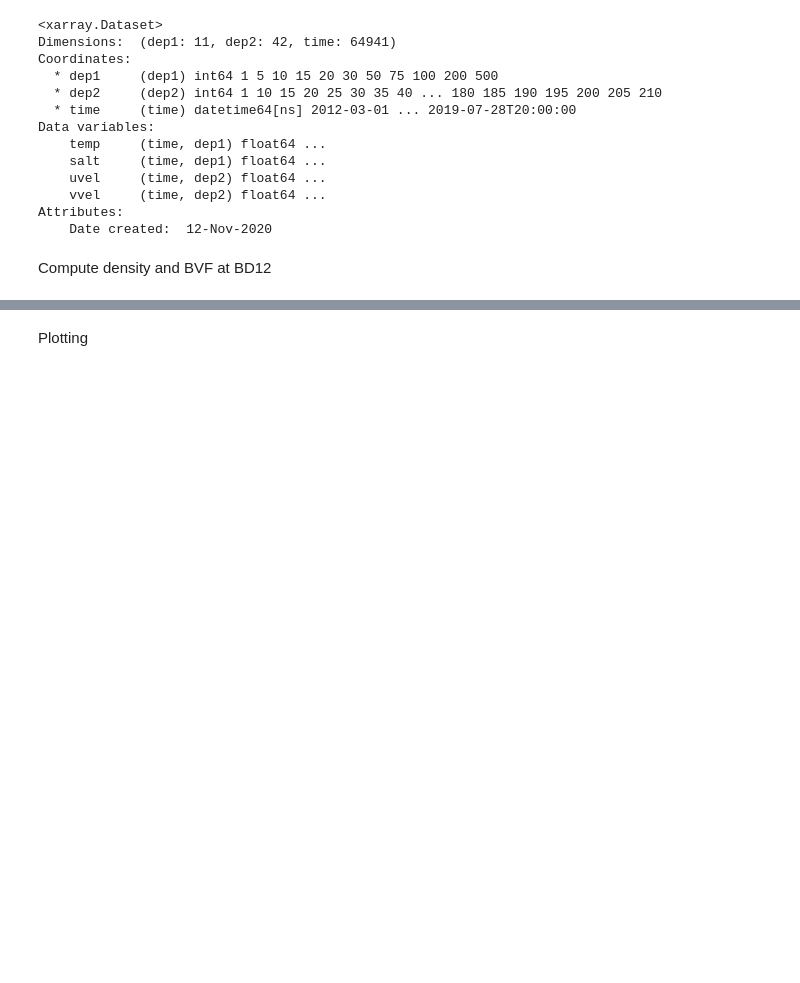
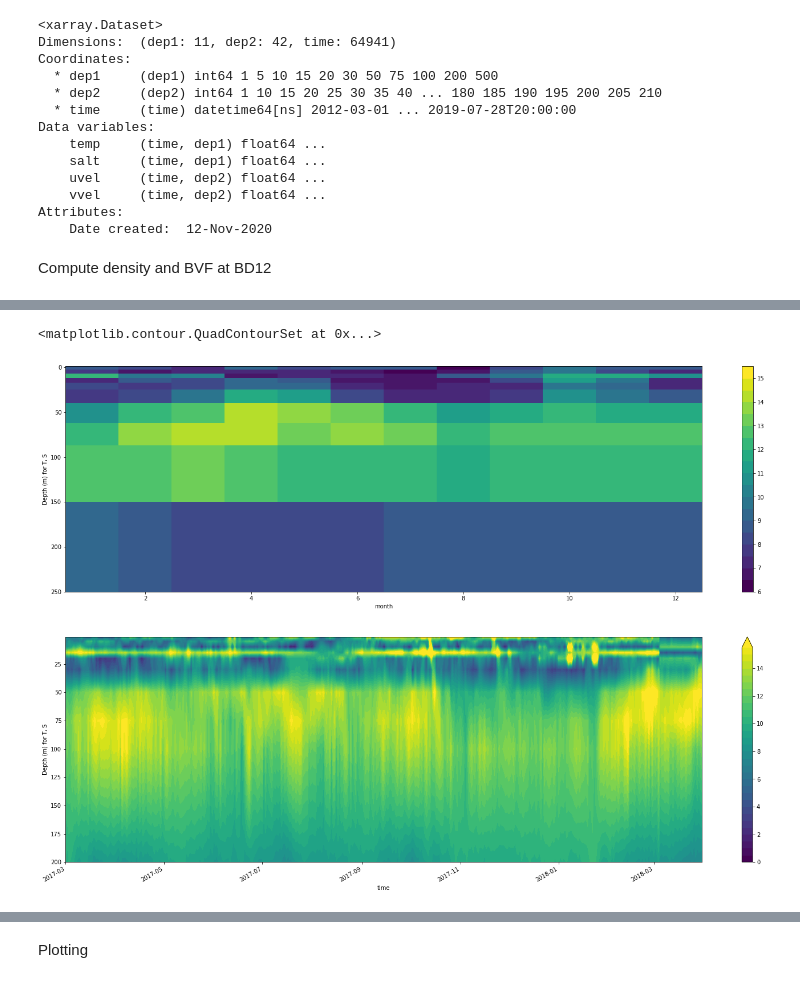
Before and after one commit to Yadidya5/interannual-variability-IT-Andaman-Sea, a Jupyter notebook: ORAS_Data_Analysis.ipynb, the cells around one changed output, grey strips where cells are left out. Saved outputs shown, nothing was run; the diff lists cells and outputs as text; code cells hidden in the pictures; blank space fills up the shorter version.

```diff
--- a/ORAS_Data_Analysis.ipynb
+++ b/ORAS_Data_Analysis.ipynb
@@ -153,0 +143,8 @@ Attributes:
+# %%
+fig, (ax0,ax1) = plt.subplots(2,1,figsize=(25,16))
+
+bd_bvf[:,:10].groupby("time.month").mean("time").plot(ax=ax0,y='dep1',yincrease=False,levels=np.arange(6,16,0.5))
+bd_bvf[:,:10].sel(time=slice("2017,01,03","2018,01,03")).resample(time="1D").mean().plot.contourf(ax=ax1,y='dep1',yincrease=False,levels=np.arange(0,16,0.5))
+# %% [output]
+<matplotlib.contour.QuadContourSet at 0x...>
+[figure, added]
```
Also changed, not shown: parts of 5 cells of this notebook.
